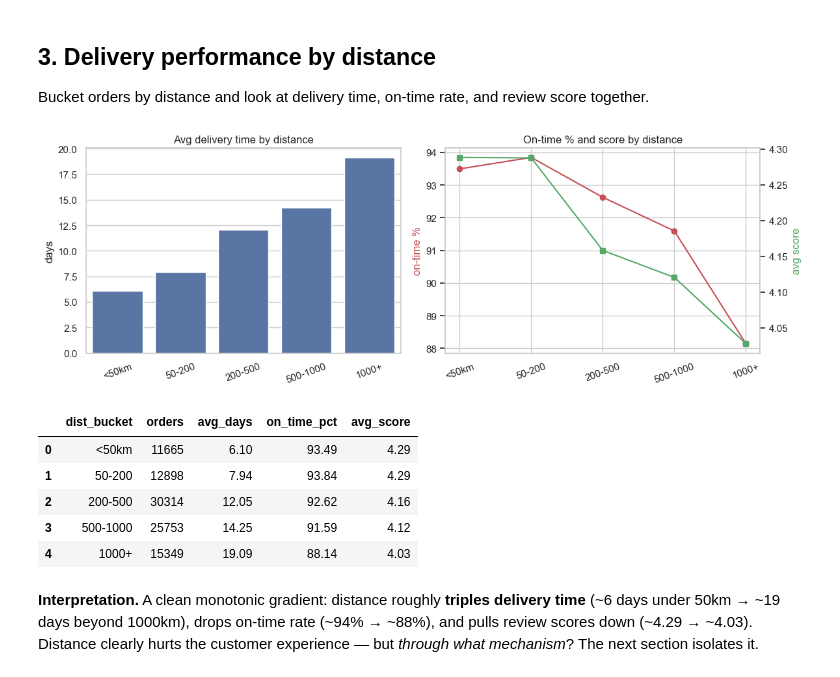
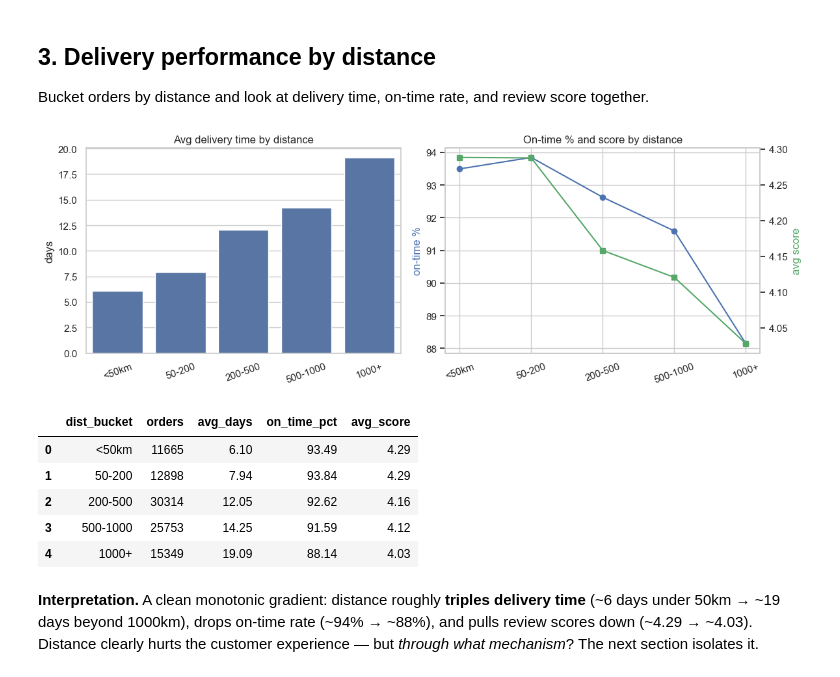
Before and after one commit to Darth0525/retail-platform-analytics, a Jupyter notebook: analysis/02_delivery_and_satisfaction.ipynb, the cells around one changed output. Saved outputs shown, nothing was run; the diff lists cells and outputs as text; code cells hidden in the pictures.

```diff
--- a/analysis/02_delivery_and_satisfaction.ipynb
+++ b/analysis/02_delivery_and_satisfaction.ipynb
@@ -98,25 +98,27 @@ great-circle distance between each order's seller(s) and its delivery address. W
 order-level dataframe** with everything we need (distance, weight, category, delivery metrics) and do
 all the analysis from it in pandas — one heavy query instead of many.
 # %%
+# One heavy query builds an order-level dataframe with distance, weight, category and delivery metrics —
+# everything the rest of the notebook needs, so we hit Snowflake once and slice it in pandas.
 orders = q('''
-    with zip as (
+    with zip as (  -- average lat/long per zip prefix (stg_geolocation has many points per zip)
         select zip_code_prefix, avg(latitude) as lat, avg(longitude) as lng
         from dev_staging.stg_geolocation group by 1
     ),
     order_seller as (select distinct order_id, seller_id from dev_marts.fct_order_items),
-    seller_pt as (
+    seller_pt as (  -- each order's seller location(s)
         select os.order_id, z.lat as slat, z.lng as slng
         from order_seller os
         join dev_marts.dim_sellers s on os.seller_id = s.seller_id
         join zip z on s.zip_code_prefix = z.zip_code_prefix
     ),
-    order_weight as (
+    order_weight as (  -- avg item weight + a representative category per order
         select oi.order_id, avg(p.weight_g) as weight_g, max(oi.category_name) as category_name
         from dev_marts.fct_order_items oi
         join dev_marts.dim_products p on oi.product_id = p.product_id
         group by 1
     ),
-    base as (
+    base as (  -- order facts + the customer (delivery) location; est_buffer_days = days early vs estimate
         select o.order_id, o.delivery_state, o.status, o.delivery_time_days,
                o.is_delivered_on_time, o.review_score,
                datediff('day', o.delivered_to_customer_at, o.estimated_delivery_date) as est_buffer_days,
@@ -124,6 +126,7 @@ orders = q('''
         from dev_marts.fct_orders o
         join zip zc on o.delivery_zip_code_prefix = zc.zip_code_prefix
     )
+    -- haversine (great-circle) km between seller and customer; averaged over sellers for multi-seller orders
     select b.order_id, b.delivery_state, b.status, b.delivery_time_days,
            b.is_delivered_on_time, b.review_score, b.est_buffer_days,
            w.weight_g, w.category_name,
@@ -137,7 +140,7 @@ orders = q('''
     group by 1, 2, 3, 4, 5, 6, 7, 8, 9
 ''')
 
-# Clean types and restrict to delivered orders with a review
+# Coerce numeric columns; keep delivered orders that have a computable distance.
 for c in ["delivery_time_days", "review_score", "est_buffer_days", "weight_g", "dist_km"]:
     orders[c] = pd.to_numeric(orders[c], errors="coerce")
 orders["on_time"] = orders["is_delivered_on_time"].astype("boolean")
@@ -163,28 +167,30 @@ plt.tight_layout(); plt.show()
 
 Bucket orders by distance and look at delivery time, on-time rate, and review score together.
 # %%
+# Bucket by distance, then compare delivery time, on-time rate and review score across the bands.
 d["dist_bucket"] = pd.cut(d["dist_km"], [0, 50, 200, 500, 1000, np.inf],
                            labels=["<50km", "50-200", "200-500", "500-1000", "1000+"])
 by_dist = d.groupby("dist_bucket", observed=True).agg(
     orders=("order_id", "size"),
     avg_days=("delivery_time_days", "mean"),
     on_time_pct=("on_time", "mean"),
     avg_score=("review_score", "mean")).reset_index()
-by_dist["on_time_pct"] *= 100
+by_dist["on_time_pct"] *= 100    # mean of a 0/1 flag → percentage
 
 fig, (ax1, ax2) = plt.subplots(1, 2, figsize=(12, 4.2))
 sns.barplot(data=by_dist, x="dist_bucket", y="avg_days", ax=ax1, color="#4C72B0")
 ax1.set_title("Avg delivery time by distance"); ax1.set_xlabel(""); ax1.set_ylabel("days")
 ax1.tick_params(axis="x", rotation=20)
-ax2.plot(by_dist["dist_bucket"], by_dist["on_time_pct"], marker="o", color="#C44E52", label="on-time %")
+# Twin axes: on-time % (blue) + avg review score (green). Blue avoids implying "on-time" is bad.
+ax2.plot(by_dist["dist_bucket"], by_dist["on_time_pct"], marker="o", color="#4C72B0", label="on-time %")
 ax2b = ax2.twinx()
 ax2b.plot(by_dist["dist_bucket"], by_dist["avg_score"], marker="s", color="#55A868", label="avg score")
-ax2.set_ylabel("on-time %", color="#C44E52"); ax2b.set_ylabel("avg score", color="#55A868")
+ax2.set_ylabel("on-time %", color="#4C72B0"); ax2b.set_ylabel("avg score", color="#55A868")
 ax2.set_title("On-time % and score by distance"); ax2.tick_params(axis="x", rotation=20); ax2b.grid(False)
 plt.tight_layout(); plt.show()
 by_dist.round(2)
 # %% [output]
-[figure, old version]
+[figure, new version]
 |  | dist_bucket | orders | avg_days | on_time_pct | avg_score |
 | 0 | <50km | 11665 | 6.10 | 93.49 | 4.29 |
 | 1 | 50-200 | 12898 | 7.94 | 93.84 | 4.29 |
```
Also changed, not shown: parts of 15 cells of this notebook, 3 other files.
